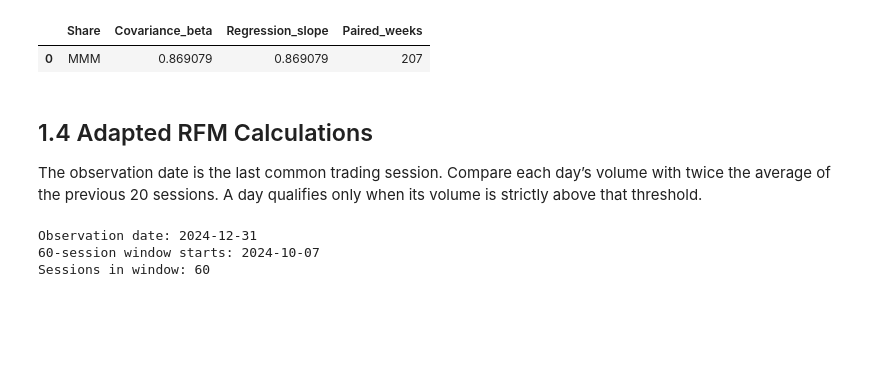
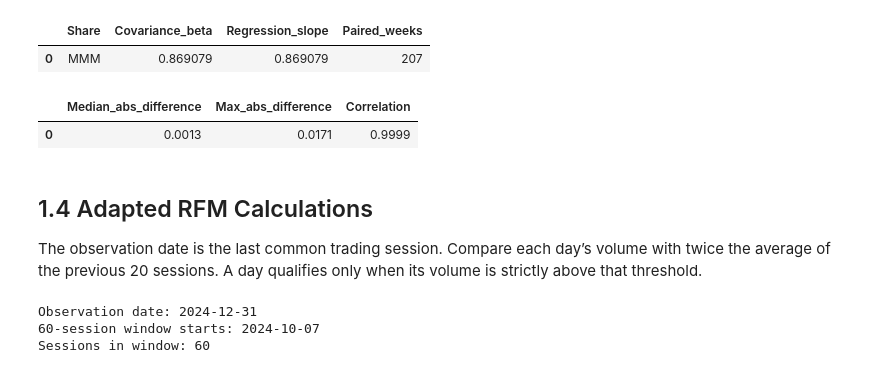
Before and after one commit to Shavina-143/CRM-CW1_w2083673, a Jupyter notebook: CWK1_SP500_Analysis.ipynb, the cells around one changed output. Saved outputs shown, nothing was run; the diff lists cells and outputs as text; code cells hidden in the pictures; blank space fills up the shorter version.

```diff
--- a/CWK1_SP500_Analysis.ipynb
+++ b/CWK1_SP500_Analysis.ipynb
@@ -856,6 +886,24 @@ display(beta_check)
 # %% [output]
 |  | Share | Covariance_beta | Regression_slope | Paired_weeks |
 | 0 | MMM | 0.869079 | 0.869079 | 207 |
+# %%
+# Price-basis check: shares use Adjusted Close, but ^GSPC is a price index.
+# Recompute beta from unadjusted Close on the same weeks and compare.
+close_df1 = close_for_analysis.loc[days, weekly_returns.columns].T
+close_weekly_returns = calculate_weekly_returns(close_df1).iloc[1:]
+beta_close = calculate_weekly_beta(close_weekly_returns, market_weekly_returns['^GSPC'])['Beta']
+
+beta_diff = (beta_close - beta_df['Beta']).abs()
+price_basis_check = pd.DataFrame({
+    'Median_abs_difference': [beta_diff.median()],
+    'Max_abs_difference': [beta_diff.max()],
+    'Correlation': [beta_close.corr(beta_df['Beta'])]
+})
+price_basis_check.to_csv(OUTPUT_DIR / 'beta_price_basis_check.csv', index=False)
+display(price_basis_check.round(4))
+# %% [output]
+|  | Median_abs_difference | Max_abs_difference | Correlation |
+| 0 | 0.0013 | 0.0171 | 0.9999 |
 # %% [markdown]
 ## 1.4 Adapted RFM Calculations
 The observation date is the last common trading session. Compare each day’s volume with twice the average of the previous 20 sessions. A day qualifies only when its volume is strictly above that threshold.
```
Also changed, not shown: parts of 10 cells of this notebook.
